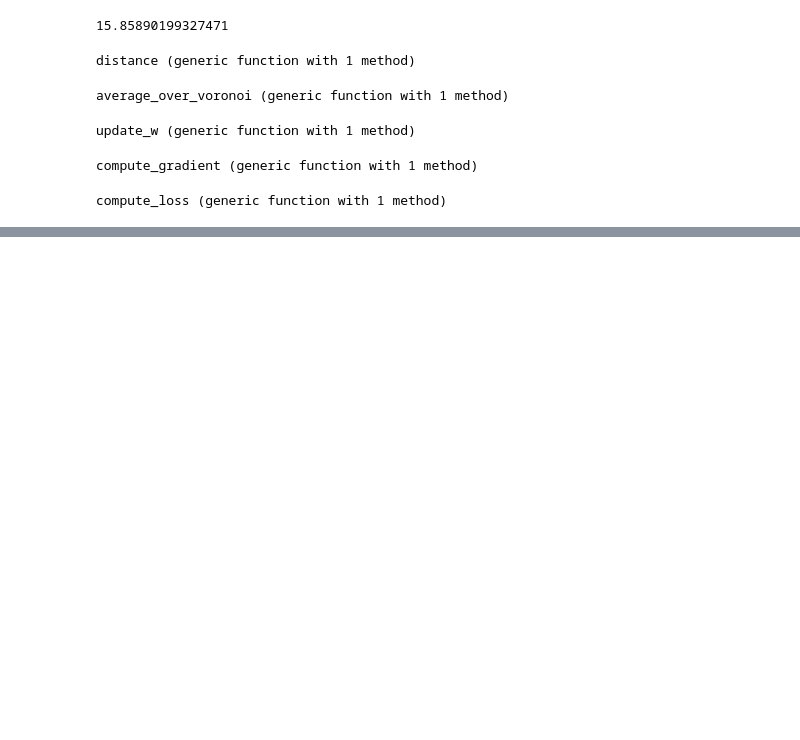
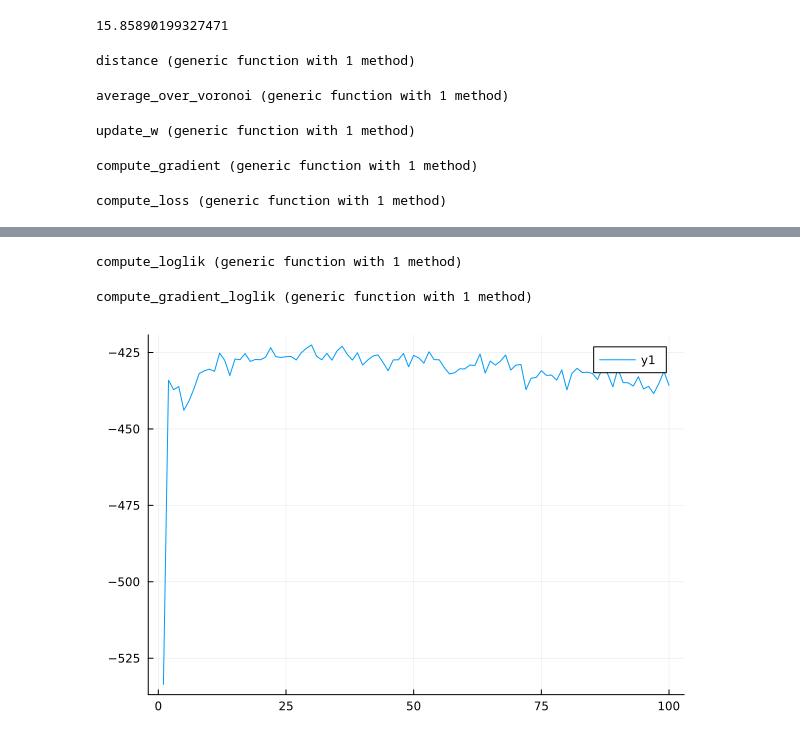
Before and after one commit to Grupo-MATE/transport_problems, a Jupyter notebook: Gaussian RBF density estimate based on attachement points.ipynb, the cells around one changed output, grey strips where cells are left out. Drawn from its saved outputs; the diff is of its cells as text; code cells hidden in the pictures; blank space fills up the shorter version.

```diff
--- a/Gaussian RBF density estimate based on attachement points.ipynb
+++ b/Gaussian RBF density estimate based on attachement points.ipynb
@@ -309,0 +321,80 @@ west
+# %%
+function compute_loglik(w,mu,sigma2, nu, n, y, sites, u, area)
+
+    lambda_act = average_over_voronoi(x->rbf(x,weights=w,centers=mu,sigma2=sigma2), u, sites)*area;
+
+    loglik=0
+    for i=1:length(lambda_act)
+        if n[i]>0
+            loglik = loglik +  sum( -lambda_act[i] + n[i].*log.(lambda_act[i]) + n[i]*log(nu) + (n[i] .- 1).*log.(y[i]) -nu*y[i] - logfactorial.(n[i])  - logfactorial.(n[i] .-1))
+        end
+    end
+
+    return loglik
+
+end
+# %% [output]
+compute_loglik (generic function with 1 method)
+# %%
+function compute_gradient_loglik(w,mu,sigma2, y, sites, u, area)
+
+    lambda_act = average_over_voronoi(x->rbf(x,weights=w,centers=mu,sigma2=sigma2), u, sites)*area;
+    factor = (1 ./lambda_act .- 1)
+
+    dw1 = factor'*average_over_voronoi(x->rbf(x,weights=1.0,centers=[mu[1]],sigma2=sigma2[1]), u, sites)*area;
+    dw2 = factor'*average_over_voronoi(x->rbf(x,weights=1.0,centers=[mu[2]],sigma2=sigma2[2]), u, sites)*area;
+    dmu11 = factor'*average_over_voronoi(x->(x[1]-mu[1][1])/(sigma2[1]^2)*rbf(x,weights=w[1],centers=[mu[1]],sigma2=sigma2[1]), u, sites)*area;
+    dmu12 = factor'*average_over_voronoi(x->(x[2]-mu[1][2])/(sigma2[1]^2)*rbf(x,weights=w[1],centers=[mu[1]],sigma2=sigma2[1]), u, sites)*area;
+    dmu21 = factor'*average_over_voronoi(x->(x[1]-mu[2][1])/(sigma2[2]^2)*rbf(x,weights=w[2],centers=[mu[2]],sigma2=sigma2[2]), u, sites)*area;
+    dmu22 = factor'*average_over_voronoi(x->(x[2]-mu[2][2])/(sigma2[2]^2)*rbf(x,weights=w[2],centers=[mu[2]],sigma2=sigma2[2]), u, sites)*area;
+
+    dsigma1 = factor'*average_over_voronoi(x->sum((x-mu[1]).^2)/(2*sigma2[1]^2)*rbf(x,weights=w[1],centers=[mu[1]],sigma2=sigma2[1]), u, sites)*area;
+    dsigma2 = factor'*average_over_voronoi(x->sum((x-mu[2]).^2)/(2*sigma2[2]^2)*rbf(x,weights=w[2],centers=[mu[1]],sigma2=sigma2[2]), u, sites)*area;
+
+    return [dw1,dw2,dmu11,dmu12,dmu21,dmu22,dsigma1,dsigma2]
+end
+# %% [output]
+compute_gradient_loglik (generic function with 1 method)
+# %%
+mu0 = [[0.8,0.8],[-0.8,-0.8]]
+sigma20 = [1.0,1.0]
+
+w0=[50.0,50.0]
+nu0=1.0
+y= 50*average_over_voronoi(x->rbf(x,weights=w,centers=mu,sigma2=sigma2), u, sites)*area;
+
+west=w0
+muest=mu0
+sigma2est=sigma20
+nuest = nu0
+
+alpha=0.01
+N=10000
+
+niter=100
+L=zeros(niter)
+nact=0
+
+for iter=1:niter
+    u1=rand(Uniform(xlims[1],xlims[2]),N)
+    u2=rand(Uniform(ylims[1],ylims[2]),N)
+
+    u = [[u1[i],u2[i]] for i=1:N]
+
+    lambda_act = average_over_voronoi(x->rbf(x,weights=west,centers=muest,sigma2=sigma2est), u, sites)*area;
+
+    nact = convert.(Int64,floor.(sqrt.(lambda_act.*nuest.*y)))
+    nuest = sum(nact)/sum(y)
+
+    grad = compute_gradient_loglik(west,muest,sigma2est, y,sites,u,area)
+
+    west = west + alpha*grad[1:2]
+    muest = [muest[1]+alpha*grad[3:4],muest[2]+alpha*grad[5:6]]
+    sigma2est = sigma2est + alpha*grad[7:8]
+    west = update_w(muest,sigma2est,y,sites,u,area)
+    L[iter] = compute_loglik(west,muest,sigma2est,nuest,nact, y,sites,u,area)
+end
+# %%
+plot(L)
+# %% [output]
+[figure, added]
```
Also changed, not shown: parts of 7 cells of this notebook, 2 other files.
